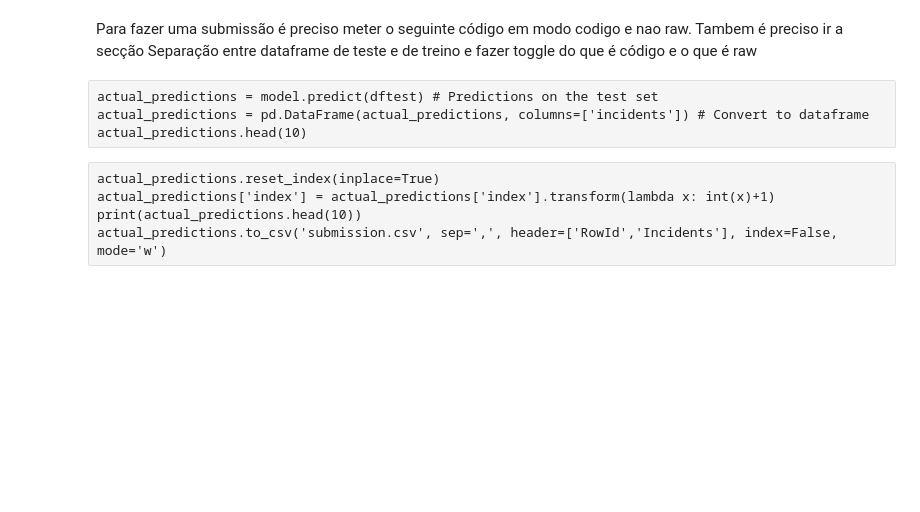
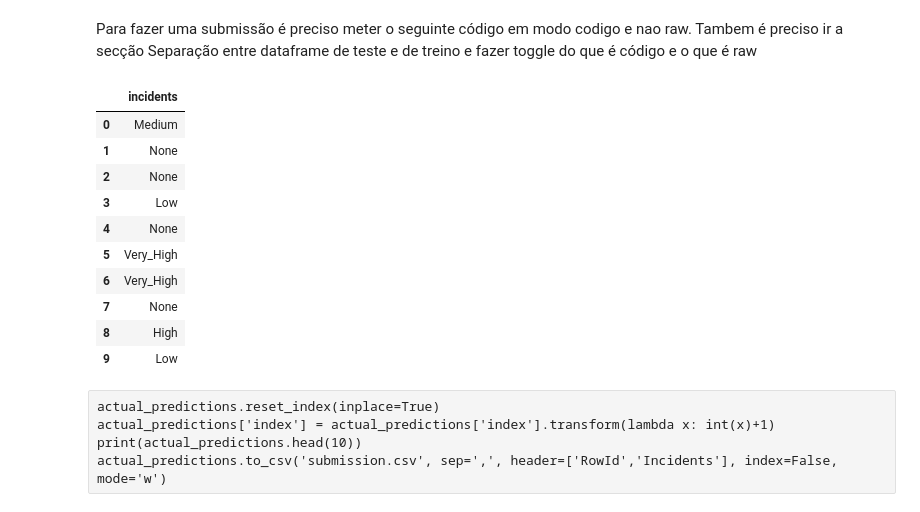
Before and after one commit to vascoliveira2511/DAA, a Jupyter notebook: competicao/incidentPrediction.ipynb, the cells around one changed output. Saved outputs shown, nothing was run; the diff lists cells and outputs as text; code cells hidden in the pictures; blank space fills up the shorter version.

```diff
--- a/competicao/incidentPrediction.ipynb
+++ b/competicao/incidentPrediction.ipynb
@@ -519,20 +440,0 @@ _________________________________________________________________
-# %%
-TUNING_DICT = {
-	'activation':		['relu', 'sigmoid'],
-	'learning_rate':	[0.01, 0.001]
-}
-
-kf = KFold(n_splits=5, shuffle=True, random_state=2022)
-
-model = KerasRegressor(build_fn=build_model, epochs=20, batch_size=32)
-grid_search = GridSearchCV(estimator=model, param_grid=TUNING_DICT, cv=kf, scoring='neg_mean_absolute_error', refit='True', verbose=1)
-grid_search.fit(X_train, Y_train, validation_split=0.2)
-
-print("Best: %f using %s" % (grid_search.best_score_, grid_search.best_params_))
-
-means = grid_search.cv_results_['mean_test_score']
-stds = grid_search.cv_results_['std_test_score']
-params = grid_search.cv_results_['params']
-
-for mean, stdev, param in zip(means, stds, params):
-	print("%f (%f) with: %r" % (mean, stdev, param))
@@ -654,5 +440,0 @@ real_predicted_viz(200)
-# %%
-print(dftest.shape)
-print(predictions_unscaled.shape)
-print(Y_test.shape)
-dftest['incidents_pred'] = predictions_unscaled
@@ -731,10 +589,23 @@ classification_report(Y_test, predictions)
 ## Escrita no Ficheiro
 # %% [markdown]
 Para fazer uma submissão é preciso meter o seguinte código em modo codigo e nao raw. Tambem é preciso ir a secção Separação entre dataframe de teste e de treino e fazer toggle do que é código e o que é raw
-# %% [raw]
-actual_predictions = model.predict(dftest) # Predictions on the test set
-actual_predictions = pd.DataFrame(actual_predictions, columns=['incidents']) # Convert to dataframe
-actual_predictions.head(10)
+# %%
+actual_predictions = model.predict(dftest) # Predictions on the test set
+actual_predictions = pd.DataFrame(actual_predictions, columns=['incidents']) # Convert to dataframe
+actual_predictions['incidents'] = actual_predictions['incidents'].apply(lambda x: intToIncidents(x))
+actual_predictions.head(10)
+# %% [output]
+|  | incidents |
+| 0 | Medium |
+| 1 | None |
+| 2 | None |
+| 3 | Low |
+| 4 | None |
+| 5 | Very_High |
+| 6 | Very_High |
+| 7 | None |
+| 8 | High |
+| 9 | Low |
 # %% [raw]
 actual_predictions.reset_index(inplace=True)
 actual_predictions['index'] = actual_predictions['index'].transform(lambda x: int(x)+1)
```
Also changed, not shown: parts of 69 cells of this notebook.
